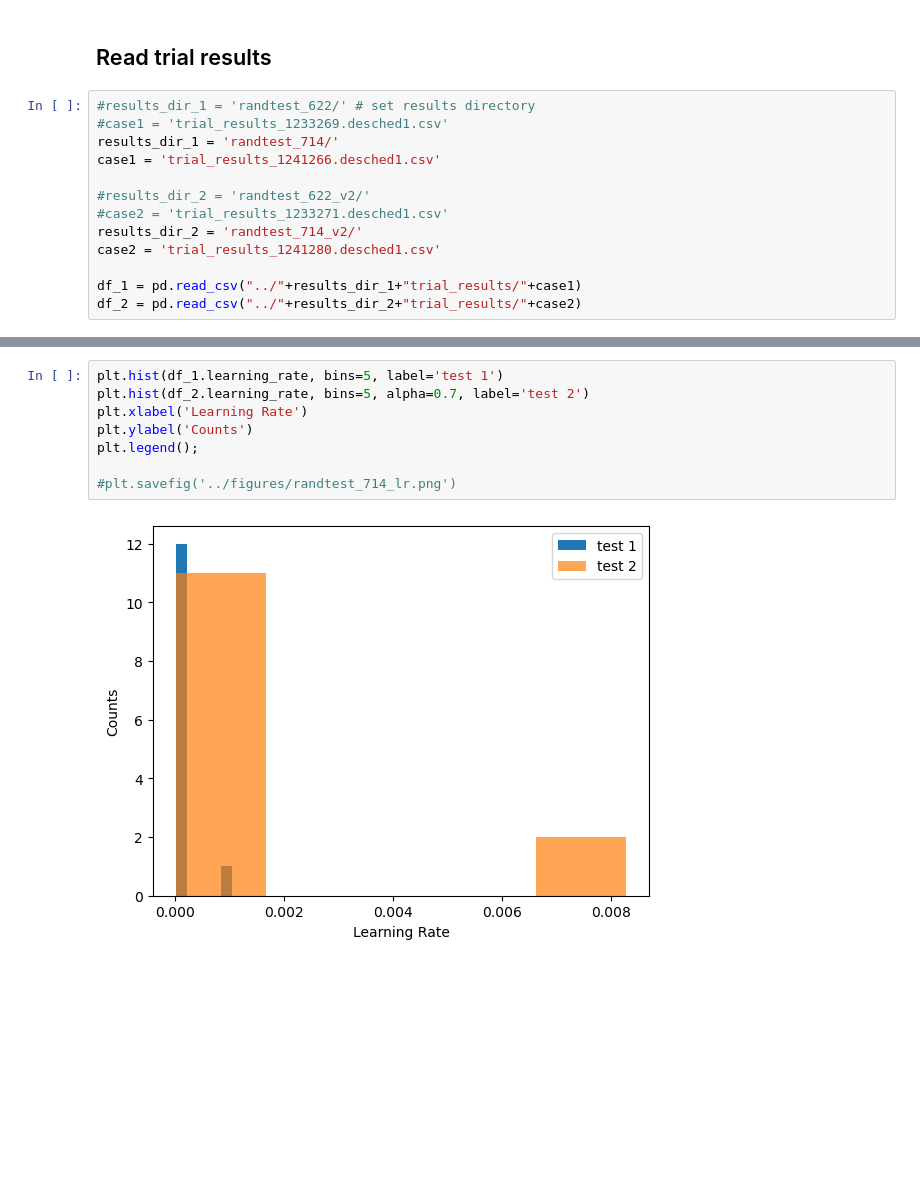
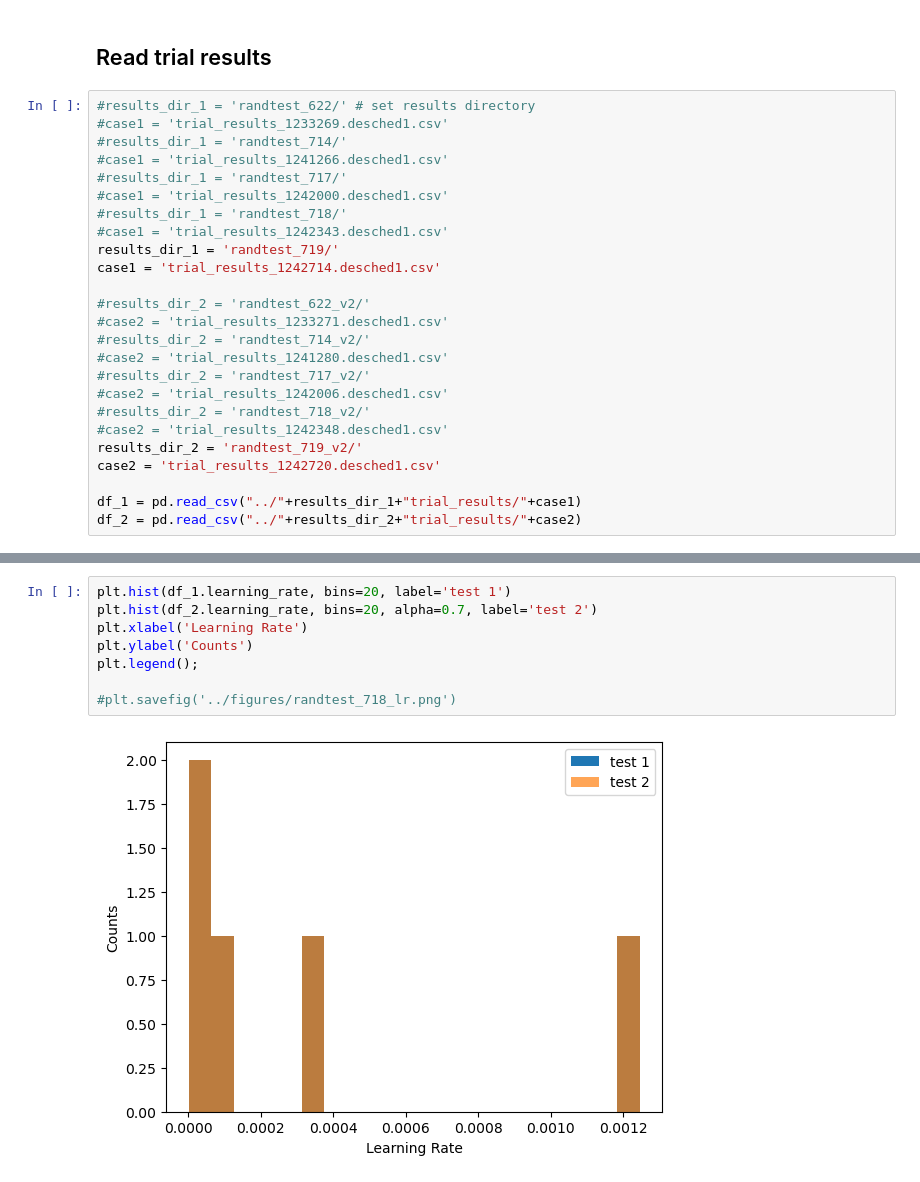
Before and after one commit to mariajmolina/s2sml, a Jupyter notebook: notebooks/RandTests.ipynb, the cells around one changed output, grey strips where cells are left out. Drawn from its saved outputs; the diff is of its cells as text; blank space fills up the shorter version.

Commit message:
More rand tests including the DataLoader

```diff
--- a/notebooks/RandTests.ipynb
+++ b/notebooks/RandTests.ipynb
@@ -8,13 +8,25 @@ import pandas as pd
 # %%
 #results_dir_1 = 'randtest_622/' # set results directory
 #case1 = 'trial_results_1233269.desched1.csv'
-results_dir_1 = 'randtest_714/'
-case1 = 'trial_results_1241266.desched1.csv'
+#results_dir_1 = 'randtest_714/'
+#case1 = 'trial_results_1241266.desched1.csv'
+#results_dir_1 = 'randtest_717/'
+#case1 = 'trial_results_1242000.desched1.csv'
+#results_dir_1 = 'randtest_718/'
+#case1 = 'trial_results_1242343.desched1.csv'
+results_dir_1 = 'randtest_719/'
+case1 = 'trial_results_1242714.desched1.csv'
 
 #results_dir_2 = 'randtest_622_v2/'
 #case2 = 'trial_results_1233271.desched1.csv'
-results_dir_2 = 'randtest_714_v2/'
-case2 = 'trial_results_1241280.desched1.csv'
+#results_dir_2 = 'randtest_714_v2/'
+#case2 = 'trial_results_1241280.desched1.csv'
+#results_dir_2 = 'randtest_717_v2/'
+#case2 = 'trial_results_1242006.desched1.csv'
+#results_dir_2 = 'randtest_718_v2/'
+#case2 = 'trial_results_1242348.desched1.csv'
+results_dir_2 = 'randtest_719_v2/'
+case2 = 'trial_results_1242720.desched1.csv'
 
 df_1 = pd.read_csv("../"+results_dir_1+"trial_results/"+case1)
 df_2 = pd.read_csv("../"+results_dir_2+"trial_results/"+case2)
@@ -57,13 +53,13 @@ df_2
 # %%
-plt.hist(df_1.learning_rate, bins=5, label='test 1')
-plt.hist(df_2.learning_rate, bins=5, alpha=0.7, label='test 2')
+plt.hist(df_1.learning_rate, bins=20, label='test 1')
+plt.hist(df_2.learning_rate, bins=20, alpha=0.7, label='test 2')
 plt.xlabel('Learning Rate')
 plt.ylabel('Counts')
 plt.legend();
 
-#plt.savefig('../figures/randtest_714_lr.png')
+#plt.savefig('../figures/randtest_718_lr.png')
 # %% [output]
-[figure, old version]
+[figure, new version]
 # %%
 plt.hist(df_1.train_batch_size, bins=20, label='test 1')
 plt.hist(df_2.train_batch_size, bins=20, alpha=0.7, label='test 2')
```
Also changed, not shown: parts of 28 cells of this notebook, 20 other files.
